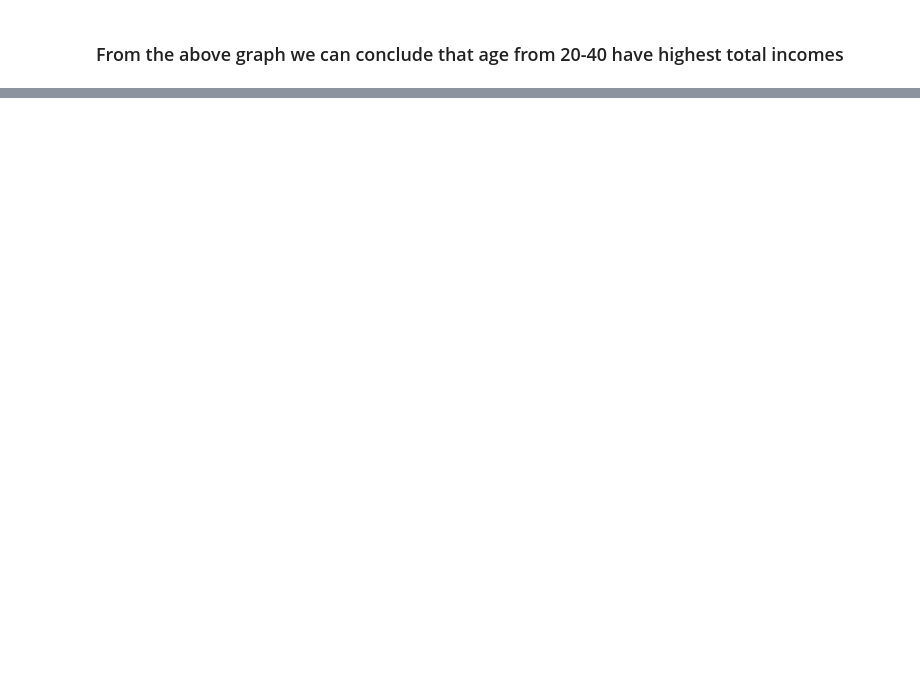
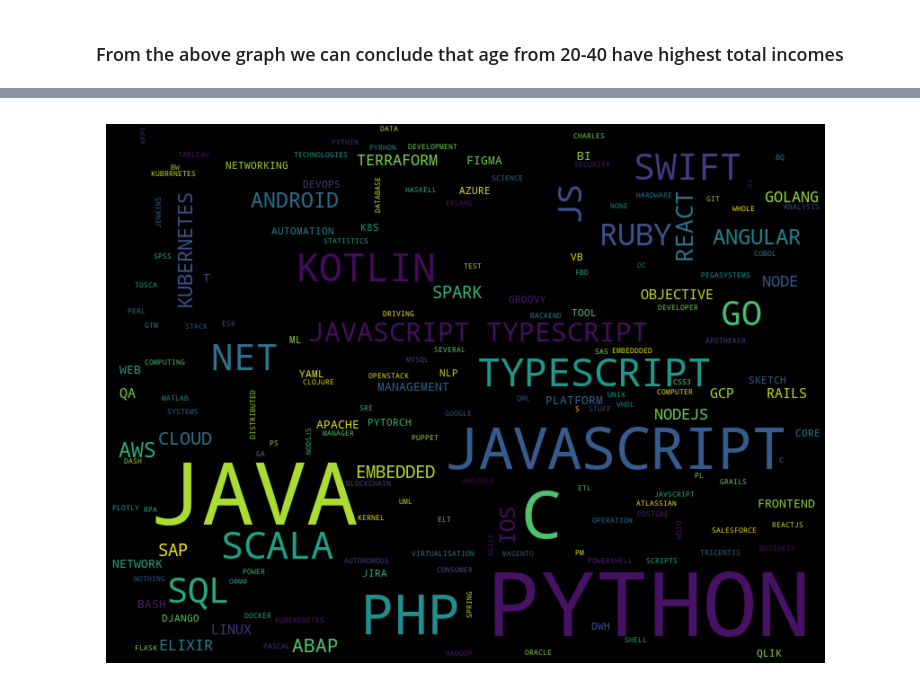
Before and after one commit to ShivangSingh15/IT-Salary-Survey-2020, a Jupyter notebook: EDA_Project/IT Salary Survey 2020.ipynb, the cells around one changed output, grey strips where cells are left out. Cells and saved outputs as stored; diff of their text form; code cells hidden in the pictures; blank space fills up the shorter version.

```diff
--- a/EDA_Project/IT Salary Survey 2020.ipynb
+++ b/EDA_Project/IT Salary Survey 2020.ipynb
@@ -559,0 +584,18 @@ plt.show()
+# %%
+# create wordcloud fpr main tech/progamming language
+f = 'Your main technology / programming language'
+text_select = df_2020[f][df_2020[f] != '_MISSING_']
+text = " ".join(txt for txt in text_select)
+
+stopwords = set(STOPWORDS)
+
+wordcloud = WordCloud(stopwords=stopwords, max_font_size=100, max_words=500,
+                      width = 800, height = 600,
+                      background_color='black').generate(text)
+
+plt.figure(figsize=(11,7))
+plt.imshow(wordcloud, interpolation='bilinear')
+plt.axis("off")
+plt.show()
+# %% [output]
+[figure, added]
```
Also changed, not shown: parts of 20 cells of this notebook.
